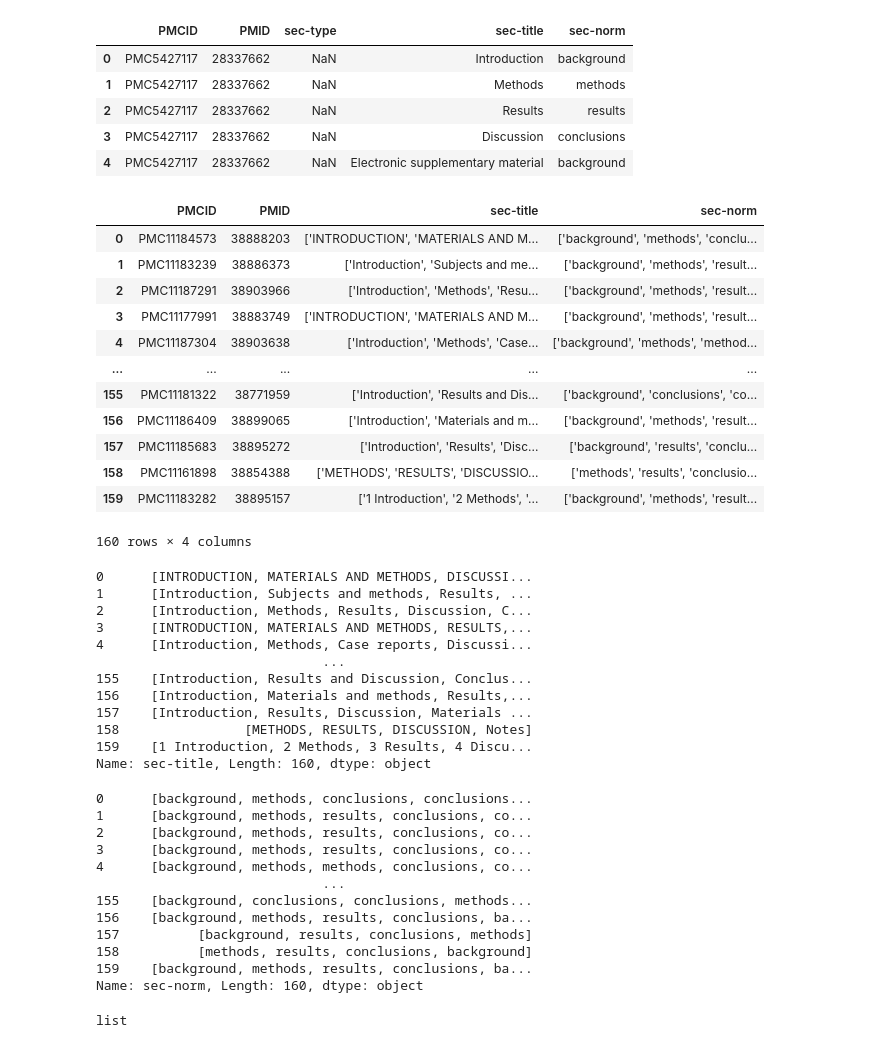
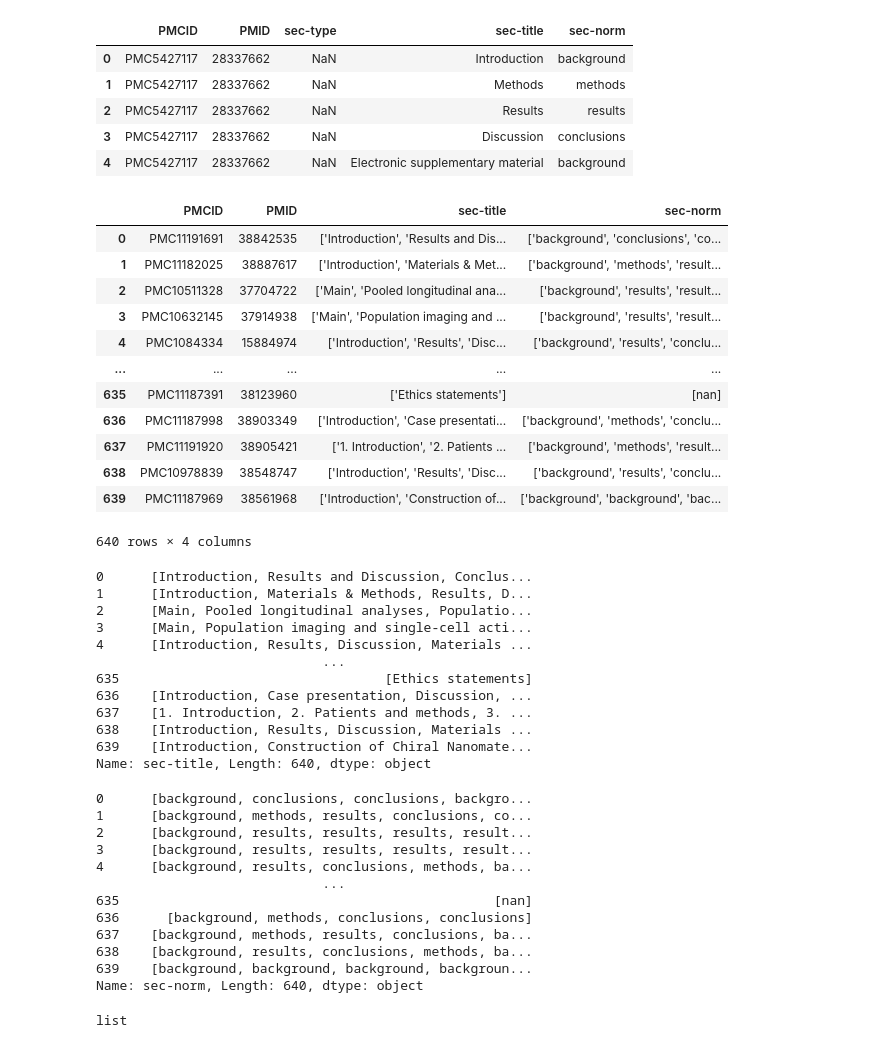
Before and after one commit to sylvey/section_normalization, a Jupyter notebook: comparison_pre.ipynb, the cells around one changed output. Saved outputs shown, nothing was run; the diff lists cells and outputs as text; code cells hidden in the pictures.

```diff
--- a/comparison_pre.ipynb
+++ b/comparison_pre.ipynb
@@ -15,39 +15,39 @@ df.head()
 # %%
 import pandas as pd
 
-df_test = pd.read_csv("data/test_annotated.csv")
+df_test = pd.read_csv("data/train_annotated.csv")
 df_test
 # %% [output]
 |  | PMCID | PMID | sec-title | sec-norm |
-| 0 | PMC11184573 | 38888203 | ['INTRODUCTION', 'MATERIALS AND M... | ['background', 'methods', 'conclu... |
-| 1 | PMC11183239 | 38886373 | ['Introduction', 'Subjects and me... | ['background', 'methods', 'result... |
-| 2 | PMC11187291 | 38903966 | ['Introduction', 'Methods', 'Resu... | ['background', 'methods', 'result... |
-| 3 | PMC11177991 | 38883749 | ['INTRODUCTION', 'MATERIALS AND M... | ['background', 'methods', 'result... |
-| 4 | PMC11187304 | 38903638 | ['Introduction', 'Methods', 'Case... | ['background', 'methods', 'method... |
+| 0 | PMC11191691 | 38842535 | ['Introduction', 'Results and Dis... | ['background', 'conclusions', 'co... |
+| 1 | PMC11182025 | 38887617 | ['Introduction', 'Materials & Met... | ['background', 'methods', 'result... |
+| 2 | PMC10511328 | 37704722 | ['Main', 'Pooled longitudinal ana... | ['background', 'results', 'result... |
+| 3 | PMC10632145 | 37914938 | ['Main', 'Population imaging and ... | ['background', 'results', 'result... |
+| 4 | PMC1084334 | 15884974 | ['Introduction', 'Results', 'Disc... | ['background', 'results', 'conclu... |
 | ... | ... | ... | ... | ... |
-| 155 | PMC11181322 | 38771959 | ['Introduction', 'Results and Dis... | ['background', 'conclusions', 'co... |
-| 156 | PMC11186409 | 38899065 | ['Introduction', 'Materials and m... | ['background', 'methods', 'result... |
-| 157 | PMC11185683 | 38895272 | ['Introduction', 'Results', 'Disc... | ['background', 'results', 'conclu... |
-| 158 | PMC11161898 | 38854388 | ['METHODS', 'RESULTS', 'DISCUSSIO... | ['methods', 'results', 'conclusio... |
-| 159 | PMC11183282 | 38895157 | ['1 Introduction', '2 Methods', '... | ['background', 'methods', 'result... |
+| 635 | PMC11187391 | 38123960 | ['Ethics statements'] | [nan] |
+| 636 | PMC11187998 | 38903349 | ['Introduction', 'Case presentati... | ['background', 'methods', 'conclu... |
+| 637 | PMC11191920 | 38905421 | ['1. Introduction', '2. Patients ... | ['background', 'methods', 'result... |
+| 638 | PMC10978839 | 38548747 | ['Introduction', 'Results', 'Disc... | ['background', 'results', 'conclu... |
+| 639 | PMC11187969 | 38561968 | ['Introduction', 'Construction of... | ['background', 'background', 'bac... |
-160 rows × 4 columns
+640 rows × 4 columns
 # %%
 import ast
 df_test['sec-title'] = df_test['sec-title'].apply(ast.literal_eval)
 df_test['sec-title']
 # %% [output]
-0      [INTRODUCTION, MATERIALS AND METHODS, DISCUSSI...
-1      [Introduction, Subjects and methods, Results, ...
-2      [Introduction, Methods, Results, Discussion, C...
-3      [INTRODUCTION, MATERIALS AND METHODS, RESULTS,...
-4      [Introduction, Methods, Case reports, Discussi...
+0      [Introduction, Results and Discussion, Conclus...
+1      [Introduction, Materials & Methods, Results, D...
+2      [Main, Pooled longitudinal analyses, Populatio...
+3      [Main, Population imaging and single-cell acti...
+4      [Introduction, Results, Discussion, Materials ...
                              ...
-155    [Introduction, Results and Discussion, Conclus...
-156    [Introduction, Materials and methods, Results,...
-157    [Introduction, Results, Discussion, Materials ...
-158                [METHODS, RESULTS, DISCUSSION, Notes]
-159    [1 Introduction, 2 Methods, 3 Results, 4 Discu...
-Name: sec-title, Length: 160, dtype: object
+635                                  [Ethics statements]
+636    [Introduction, Case presentation, Discussion, ...
+637    [1. Introduction, 2. Patients and methods, 3. ...
+638    [Introduction, Results, Discussion, Materials ...
+639    [Introduction, Construction of Chiral Nanomate...
+Name: sec-title, Length: 640, dtype: object
 # %%
 import numpy as np
 def eval_with_nan(x):
@@ -66,18 +66,18 @@ def eval_with_nan(x):
 df_test['sec-norm'] = df_test['sec-norm'].apply(eval_with_nan)
 df_test['sec-norm']
 # %% [output]
-0      [background, methods, conclusions, conclusions...
+0      [background, conclusions, conclusions, backgro...
 1      [background, methods, results, conclusions, co...
-2      [background, methods, results, conclusions, co...
-3      [background, methods, results, conclusions, co...
-4      [background, methods, methods, conclusions, co...
+2      [background, results, results, results, result...
+3      [background, results, results, results, result...
+4      [background, results, conclusions, methods, ba...
                              ...
-155    [background, conclusions, conclusions, methods...
-156    [background, methods, results, conclusions, ba...
-157          [background, results, conclusions, methods]
-158          [methods, results, conclusions, background]
-159    [background, methods, results, conclusions, ba...
-Name: sec-norm, Length: 160, dtype: object
+635                                                [nan]
+636      [background, methods, conclusions, conclusions]
+637    [background, methods, results, conclusions, ba...
+638    [background, results, conclusions, methods, ba...
+639    [background, background, background, backgroun...
+Name: sec-norm, Length: 640, dtype: object
 # %%
 type(df_test['sec-norm'][0])
 # %% [output]
```
Also changed, not shown: parts of 3 cells of this notebook, 2 other files.
